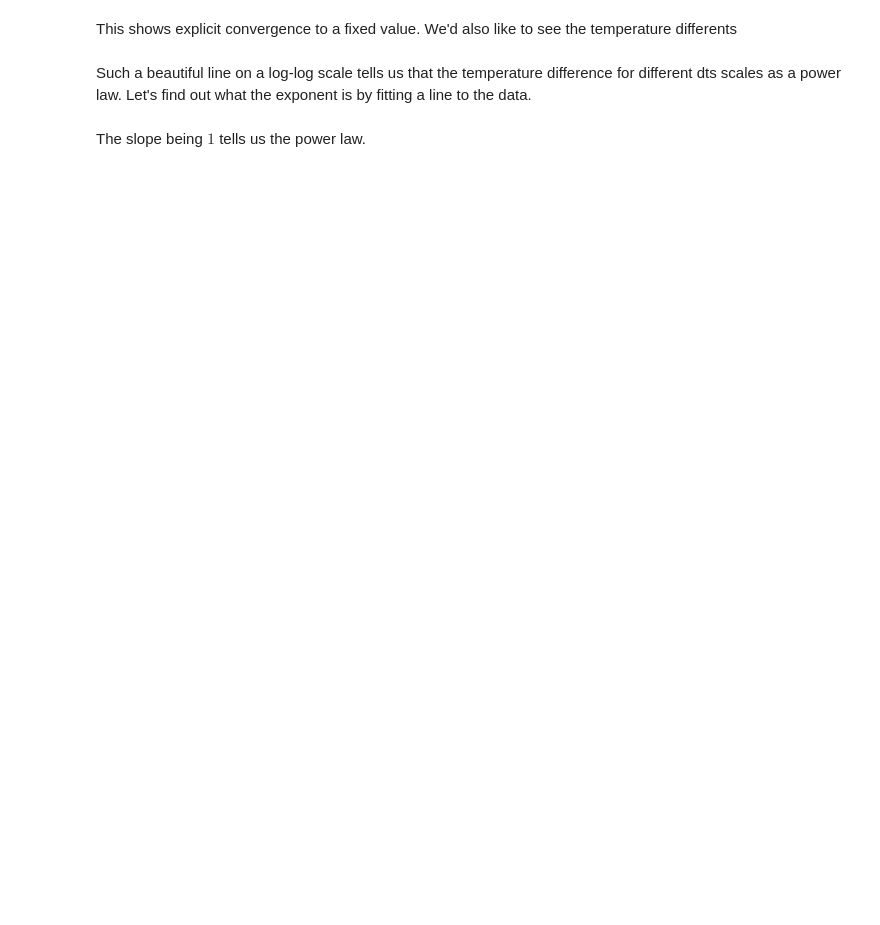
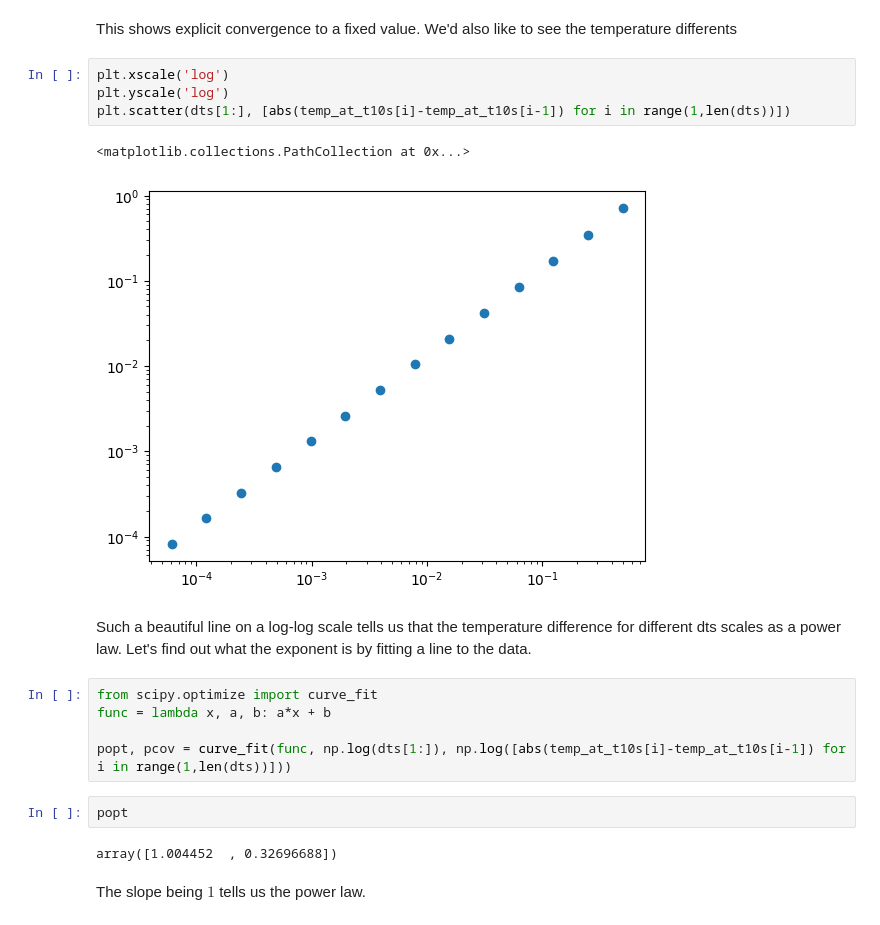
Before and after one commit to jimhalverson/COMP2023, a Jupyter notebook: notebooks/Computational Physics/02_Lecture__Euler.ipynb, the cells around one changed output. Saved outputs shown, nothing was run; the diff lists cells and outputs as text; blank space fills up the shorter version.

```diff
--- a/notebooks/Computational Physics/02_Lecture__Euler.ipynb
+++ b/notebooks/Computational Physics/02_Lecture__Euler.ipynb
@@ -123,6 +180,22 @@ To properly study convergence, one possibility it so look at the result at a giv
 # %% [markdown]
 This shows explicit convergence to a fixed value. We'd also like to see the temperature differents
+# %%
+plt.xscale('log')
+plt.yscale('log')
+plt.scatter(dts[1:], [abs(temp_at_t10s[i]-temp_at_t10s[i-1]) for i in range(1,len(dts))])
+# %% [output]
+<matplotlib.collections.PathCollection at 0x...>
+[figure, added]
 # %% [markdown]
 Such a beautiful line on a log-log scale tells us that the temperature difference for different dts scales as a power law. Let's find out what the exponent is by fitting a line to the data.
+# %%
+from scipy.optimize import curve_fit
+func = lambda x, a, b: a*x + b
+
+popt, pcov = curve_fit(func, np.log(dts[1:]), np.log([abs(temp_at_t10s[i]-temp_at_t10s[i-1]) for i in range(1,len(dts))]))
+# %%
+popt
+# %% [output]
+array([1.004452  , 0.32696688])
 # %% [markdown]
 The slope being $1$ tells us the power law.
```
Also changed, not shown: parts of 7 cells of this notebook, 1 other file.
